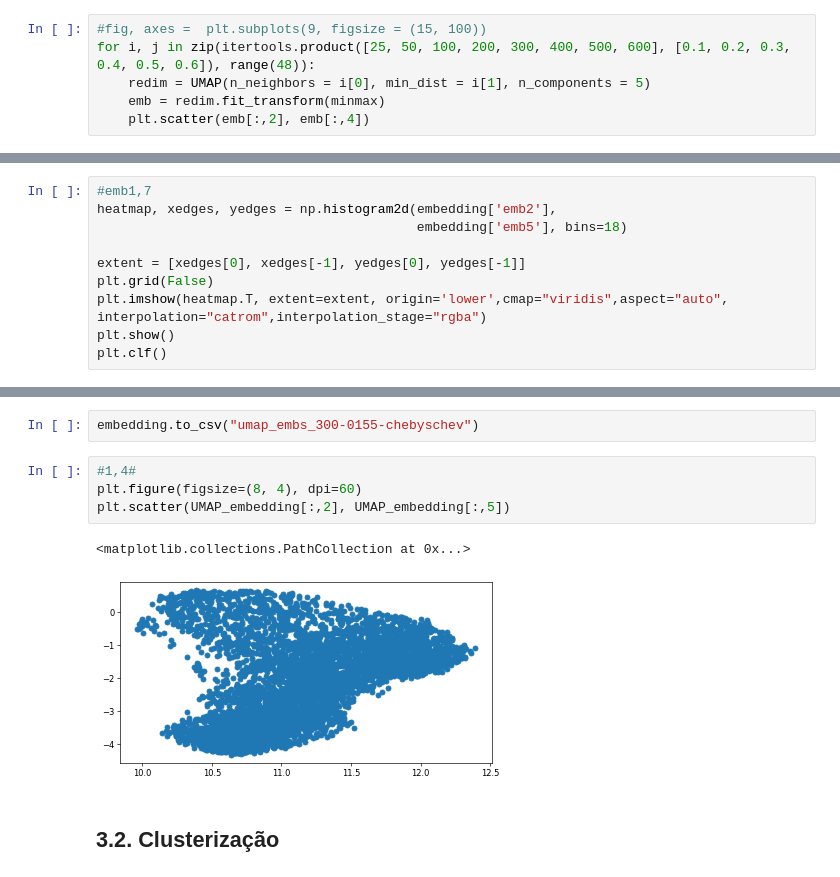
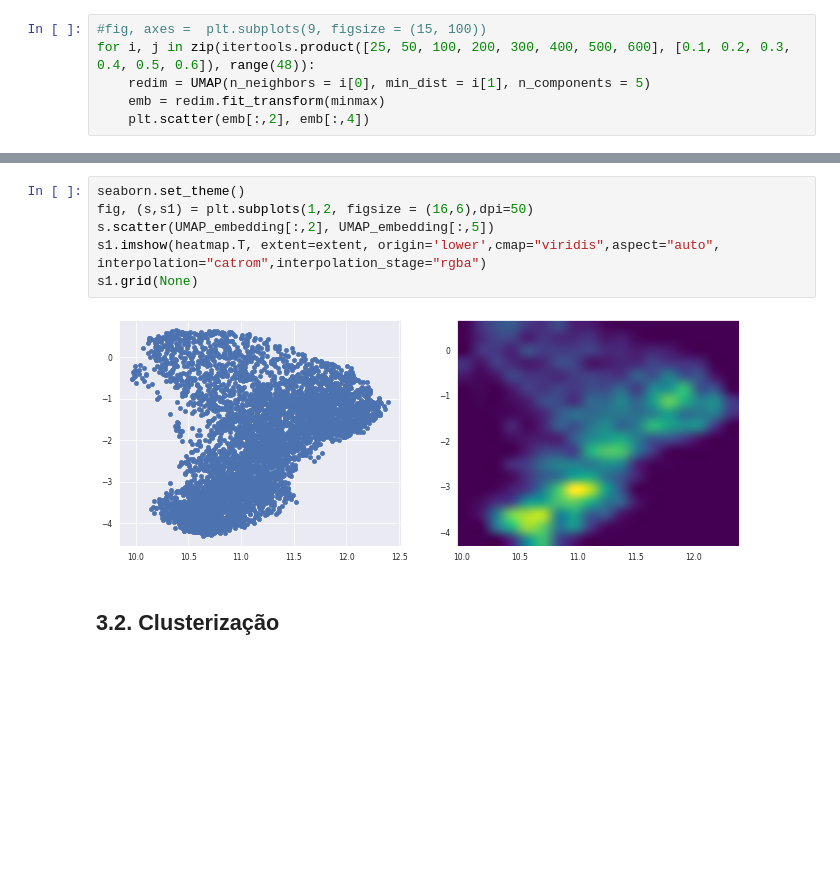
Before and after one commit to Jailsonrs/Poneglyph, a Jupyter notebook: UMAP-GMM.ipynb, the cells around one changed output, grey strips where cells are left out. Saved outputs shown, nothing was run; the diff lists cells and outputs as text; blank space fills up the shorter version.

```diff
--- a/UMAP-GMM.ipynb
+++ b/UMAP-GMM.ipynb
@@ -178,10 +161,0 @@ embedding.columns = ["emb0","emb1","emb2","emb3","emb4","emb5"]
-# %%
-#emb1,7
-heatmap, xedges, yedges = np.histogram2d(embedding['emb2'],
-                                         embedding['emb5'], bins=18)
-
-extent = [xedges[0], xedges[-1], yedges[0], yedges[-1]]
-plt.grid(False)
-plt.imshow(heatmap.T, extent=extent, origin='lower',cmap="viridis",aspect="auto", interpolation="catrom",interpolation_stage="rgba")
-plt.show()
-plt.clf()
@@ -191,12 +162,11 @@ plt.clf()
-# %%
-embedding.to_csv("umap_embs_300-0155-chebyschev")
-# %%
-#1,4#
-plt.figure(figsize=(8, 4), dpi=60)
-plt.scatter(UMAP_embedding[:,2], UMAP_embedding[:,5])
-# %% [output]
-<matplotlib.collections.PathCollection at 0x...>
-[figure, removed]
+# %%
+seaborn.set_theme()
+fig, (s,s1) = plt.subplots(1,2, figsize = (16,6),dpi=50)
+s.scatter(UMAP_embedding[:,2], UMAP_embedding[:,5])
+s1.imshow(heatmap.T, extent=extent, origin='lower',cmap="viridis",aspect="auto", interpolation="catrom",interpolation_stage="rgba")
+s1.grid(None)
+# %% [output]
+[figure, added]
 # %% [markdown]
 ## 3.2. Clusterização
 # %% [markdown]
```
Also changed, not shown: parts of 31 cells of this notebook.
